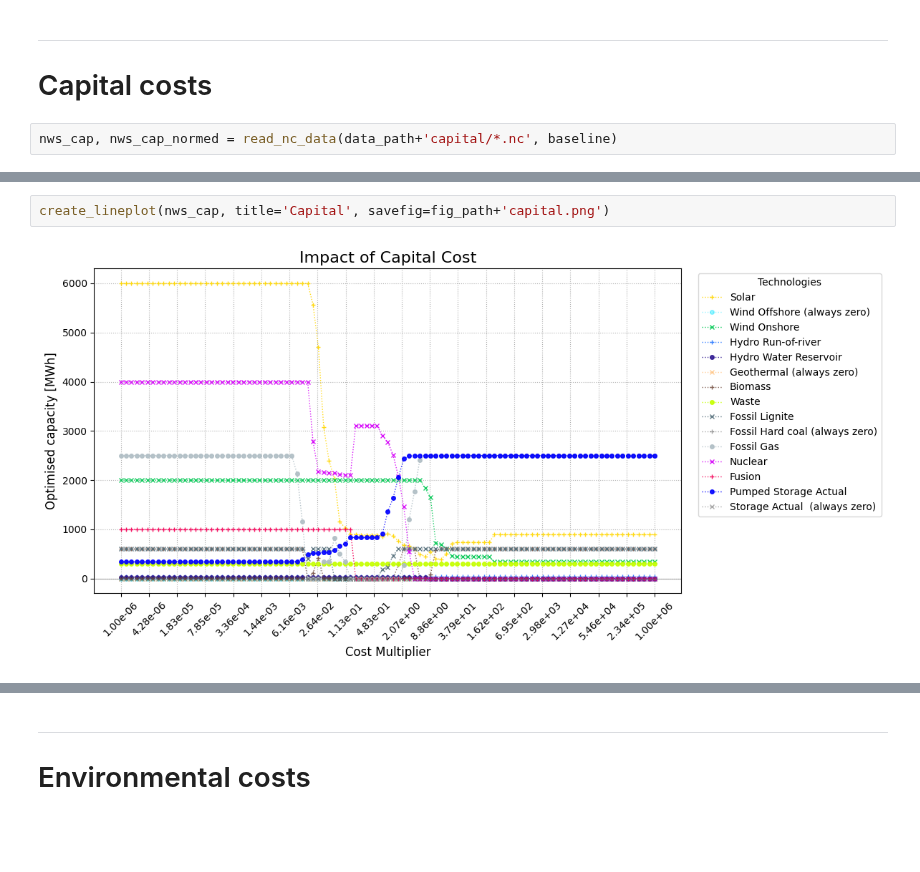
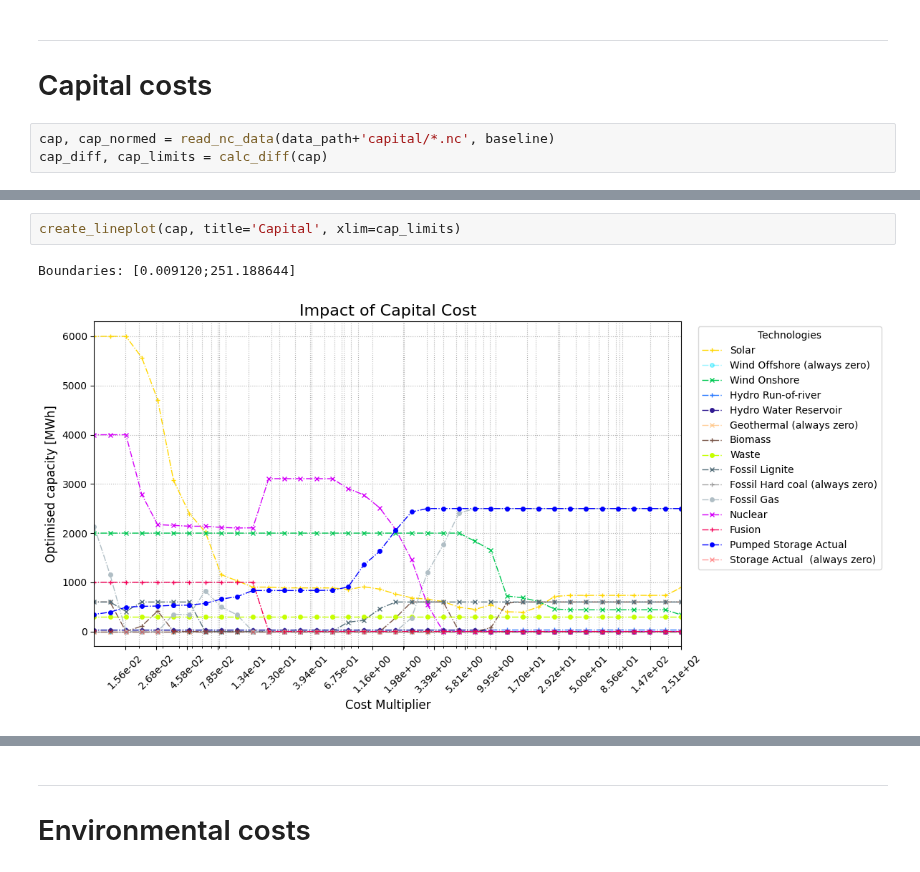
Before and after one commit to menkobalazs/power-systems-analysis, a Jupyter notebook: 08_sensitivity_test_result.ipynb, the cells around one changed output, grey strips where cells are left out. Cells and saved outputs as stored; diff of their text form; blank space fills up the shorter version.

Commit message:
x axis limits

```diff
--- a/08_sensitivity_test_result.ipynb
+++ b/08_sensitivity_test_result.ipynb
@@ -32,4 +33,5 @@ Name: p_nom_opt, dtype: float64
 ----
 # Capital costs
 # %%
-nws_cap, nws_cap_normed = read_nc_data(data_path+'capital/*.nc', baseline)
+cap, cap_normed = read_nc_data(data_path+'capital/*.nc', baseline)
+cap_diff, cap_limits = calc_diff(cap)
@@ -36,5 +42,6 @@ nws_cap, nws_cap_normed = read_nc_data(data_path+'capital/*.nc', baseline)
 # %%
-create_lineplot(nws_cap, title='Capital', savefig=fig_path+'capital.png')
+create_lineplot(cap, title='Capital', xlim=cap_limits)
 # %% [output]
+Boundaries: [0.009120;251.188644]
-[figure, old version]
+[figure, new version]
 # %%
```
Also changed, not shown: parts of 21 cells of this notebook, 1 other file.
